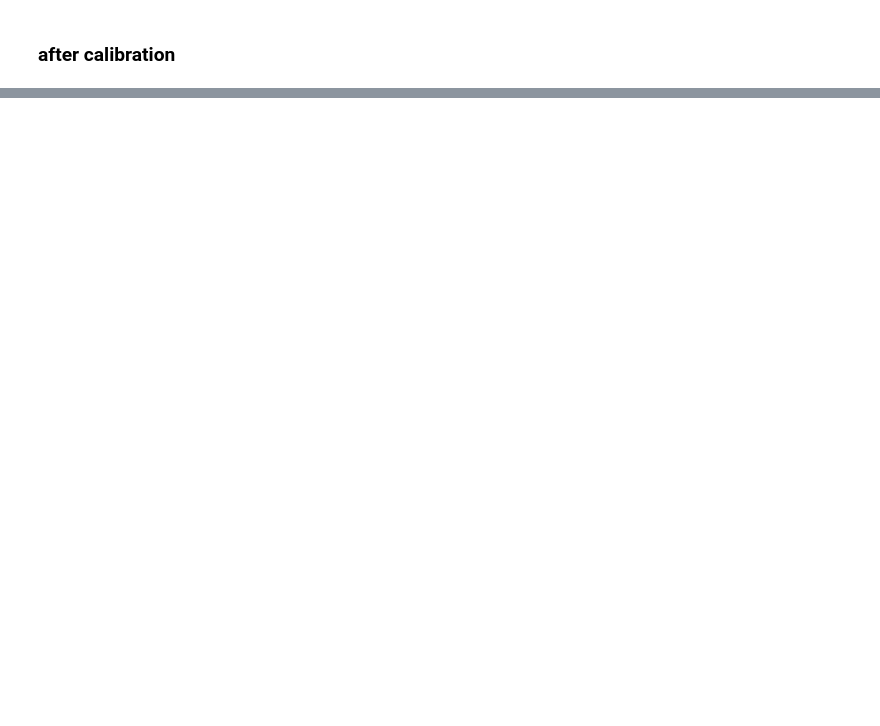
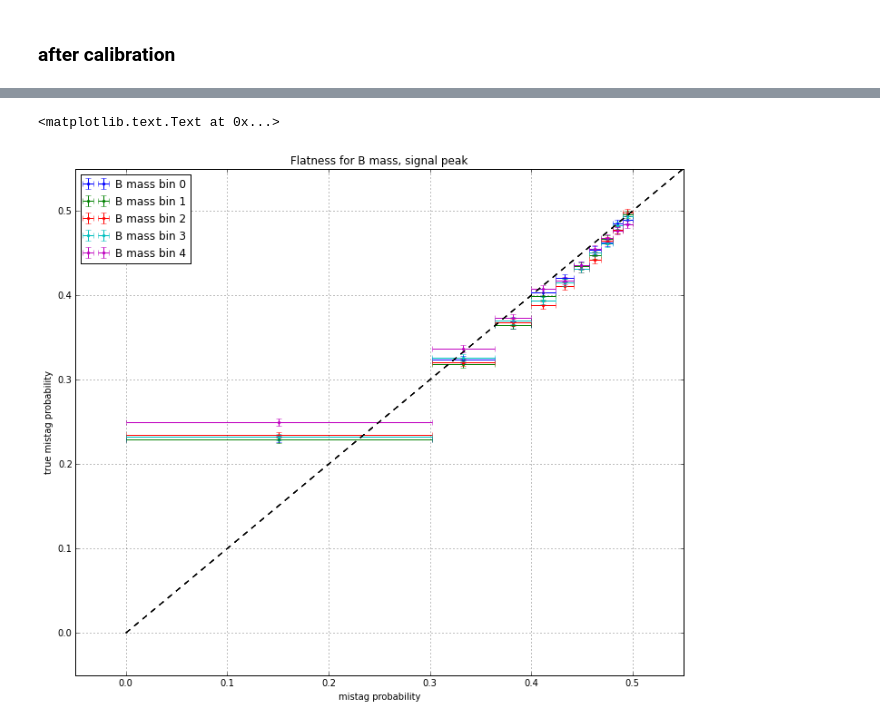
Before and after one commit to tlikhomanenko/tagging_LHCb, a Jupyter notebook: combined-tagging-PID-less.ipynb, the cells around one changed output, grey strips where cells are left out. Saved outputs shown, nothing was run; the diff lists cells and outputs as text; code cells hidden in the pictures; blank space fills up the shorter version.

```diff
--- a/combined-tagging-PID-less.ipynb
+++ b/combined-tagging-PID-less.ipynb
@@ -258,0 +276,9 @@ print numpy.average((2*(Bprob_calibrated - 0.5))**2, weights=Bweight) * Bweight.
+# %%
+event_id_column = 'event_id'
+event_id = data_full.run.apply(str) + '_' + data_full.event.apply(str)
+data_full = data_full.ix[numpy.unique(event_id, return_index=True)[1], :]
+# %%
+data_full.index = numpy.unique(event_id)
+# %%
+Bmass = data_full.ix[Bdata.event_id, 'Bmass'].values
+Bpt = data_full.ix[Bdata.event_id, 'ptB'].values
@@ -258,0 +287,8 @@ print numpy.average((2*(Bprob_calibrated - 0.5))**2, weights=Bweight) * Bweight.
+# %%
+def compute_flatness(Bprob, Bsign, Bweight, mask, spectator, bins, label="", uniform=True):
+    bins_flat = weighted_quantile(spectator, [0, 0.2, 0.4, 0.6, 0.8, 1], sample_weight=Bweight)
+    for i, (left, right) in enumerate(zip(bins_flat[:-1], bins_flat[1:])):
+        bin_mask = (spectator >= left) * (spectator < right)
+        compute_mistag(Bprob, Bsign, Bweight, mask*bin_mask, label=label+" bin %d"% i, uniform=uniform,
+                       bins=bins)
+    legend(loc='best')
@@ -258,0 +297,11 @@ print numpy.average((2*(Bprob_calibrated - 0.5))**2, weights=Bweight) * Bweight.
+# %%
+figsize(12, 10)
+mask_signal = ((Bmass > 5.27) & (Bmass < 5.3))
+compute_flatness(Bprob[mask_signal], Bsign[mask_signal], Bweight[mask_signal]*0 + 1,
+                 (Bsign[mask_signal] > -100), Bmass[mask_signal],
+                 percentile_bins, label="B mass", uniform=False)
+legend(loc='best'),  xlabel('mistag probability'), ylabel('true mistag probability')
+title('Flatness for B mass, signal peak')
+# %% [output]
+<matplotlib.text.Text at 0x...>
+[figure, added]
```
Also changed, not shown: parts of 27 cells of this notebook, 12 other files.
